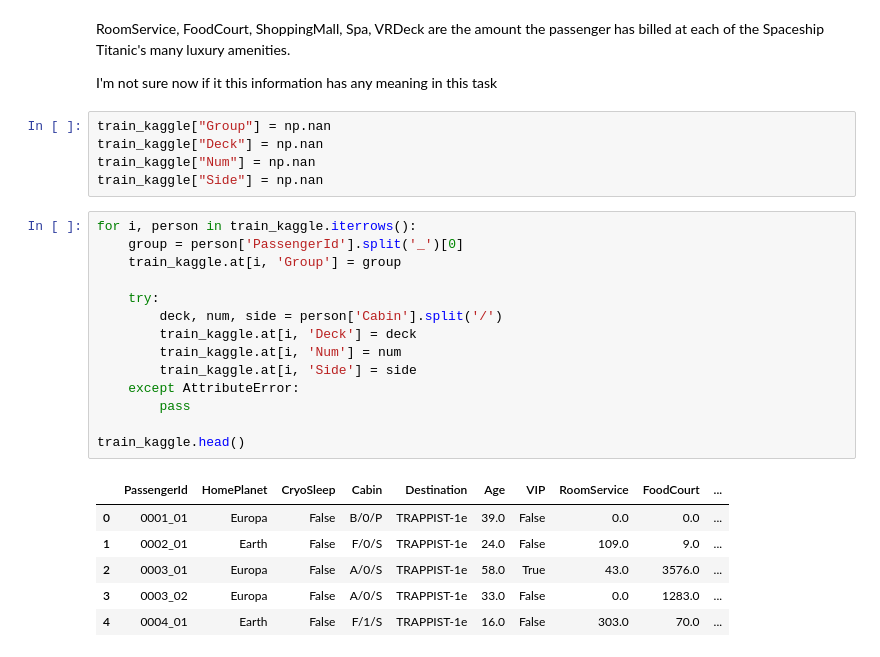
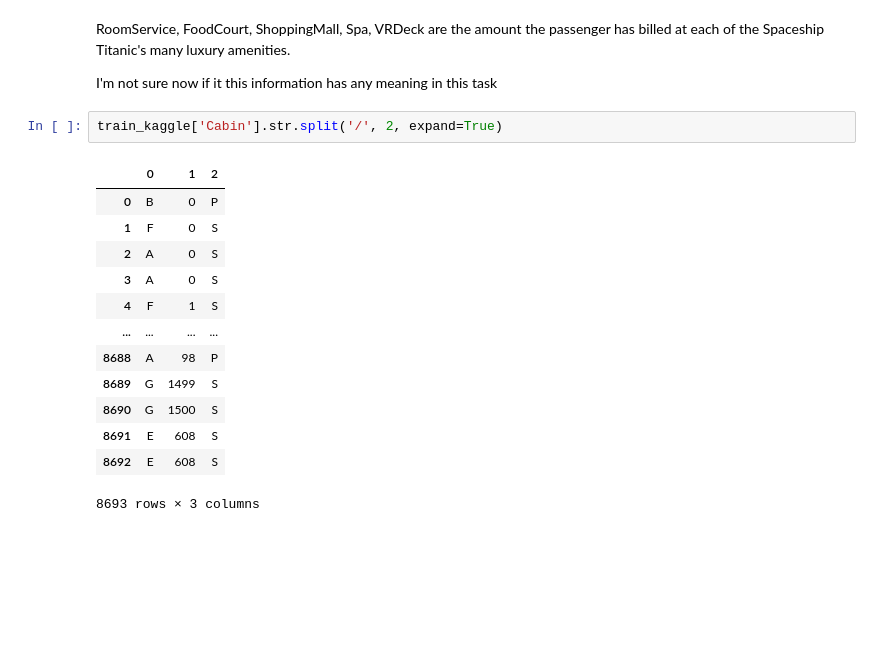
Before and after one commit to maciejolszanski/ML_basics, a Jupyter notebook: 07_Spaceship_titanic.ipynb, the cells around one changed output. Saved outputs shown, nothing was run; the diff lists cells and outputs as text; blank space fills up the shorter version.

```diff
--- a/07_Spaceship_titanic.ipynb
+++ b/07_Spaceship_titanic.ipynb
@@ -158,29 +158,19 @@ Name: RoomService, Length: 1273, dtype: int64
 RoomService, FoodCourt, ShoppingMall, Spa, VRDeck are the amount the passenger has billed at each of the Spaceship Titanic's many luxury amenities.
 
 I'm not sure now if it this information has any meaning in this task
-# %%
-train_kaggle["Group"] = np.nan
-train_kaggle["Deck"] = np.nan
-train_kaggle["Num"] = np.nan
-train_kaggle["Side"] = np.nan
-# %%
-for i, person in train_kaggle.iterrows():
-    group = person['PassengerId'].split('_')[0]
-    train_kaggle.at[i, 'Group'] = group
-
-    try:
-        deck, num, side = person['Cabin'].split('/')
-        train_kaggle.at[i, 'Deck'] = deck
-        train_kaggle.at[i, 'Num'] = num
-        train_kaggle.at[i, 'Side'] = side
-    except AttributeError:
-        pass
-
-train_kaggle.head()
-# %% [output]
-|  | PassengerId | HomePlanet | CryoSleep | Cabin | Destination | Age | VIP | RoomService | FoodCourt | ... |
-| 0 | 0001_01 | Europa | False | B/0/P | TRAPPIST-1e | 39.0 | False | 0.0 | 0.0 | ... |
-| 1 | 0002_01 | Earth | False | F/0/S | TRAPPIST-1e | 24.0 | False | 109.0 | 9.0 | ... |
-| 2 | 0003_01 | Europa | False | A/0/S | TRAPPIST-1e | 58.0 | True | 43.0 | 3576.0 | ... |
-| 3 | 0003_02 | Europa | False | A/0/S | TRAPPIST-1e | 33.0 | False | 0.0 | 1283.0 | ... |
-| 4 | 0004_01 | Earth | False | F/1/S | TRAPPIST-1e | 16.0 | False | 303.0 | 70.0 | ... |
+# %%
+train_kaggle['Cabin'].str.split('/', 2, expand=True)
+# %% [output]
+|  | 0 | 1 | 2 |
+| 0 | B | 0 | P |
+| 1 | F | 0 | S |
+| 2 | A | 0 | S |
+| 3 | A | 0 | S |
+| 4 | F | 1 | S |
+| ... | ... | ... | ... |
+| 8688 | A | 98 | P |
+| 8689 | G | 1499 | S |
+| 8690 | G | 1500 | S |
+| 8691 | E | 608 | S |
+| 8692 | E | 608 | S |
+8693 rows × 3 columns
```
Also changed, not shown: parts of 7 cells of this notebook.
